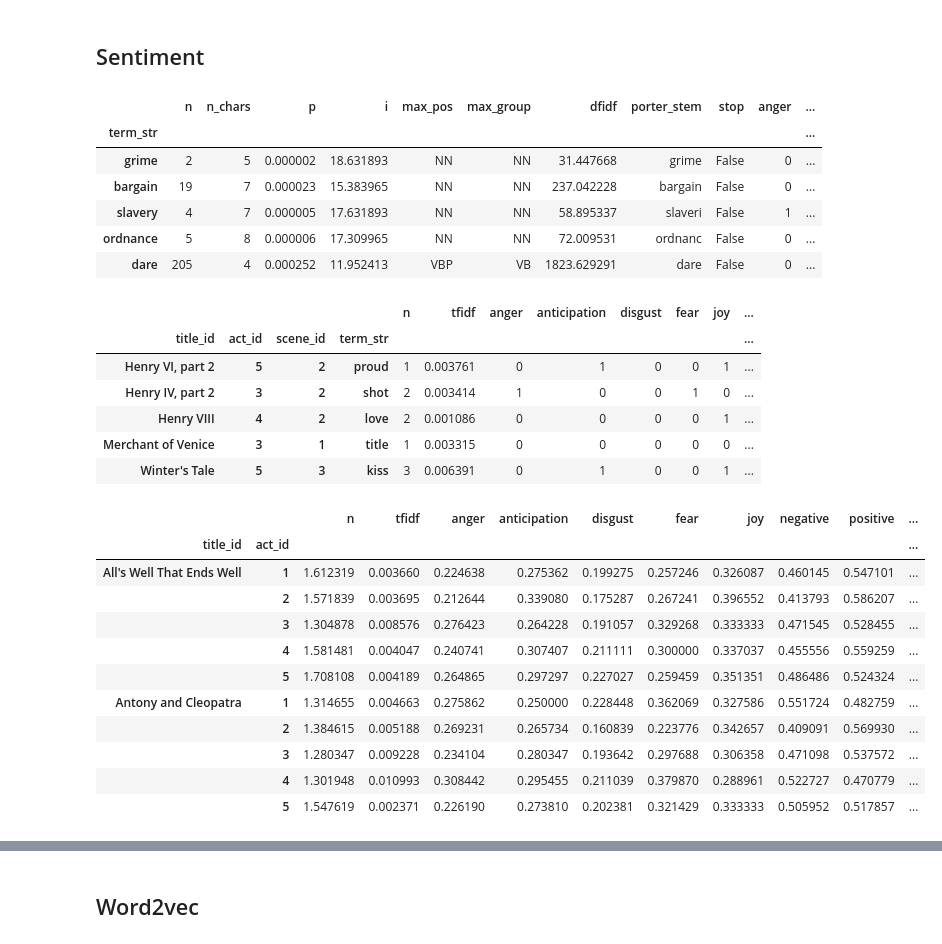
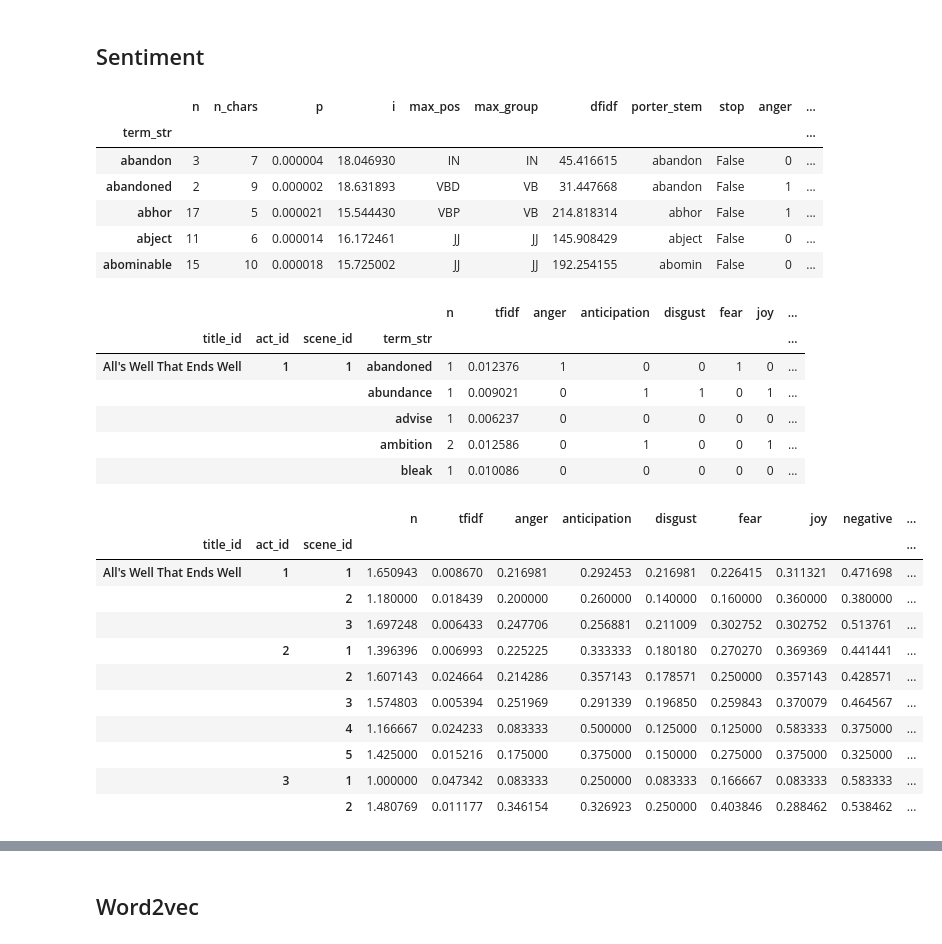
Before and after one commit to silashayes/shakespeare-text-analytics, a Jupyter notebook: Shakespeare ETA.ipynb, the cells around one changed output, grey strips where cells are left out. Drawn from its saved outputs; the diff is of its cells as text; code cells hidden in the pictures.

```diff
--- a/Shakespeare ETA.ipynb
+++ b/Shakespeare ETA.ipynb
@@ -274,7 +288,8 @@ def get_vocab(TOKENS):
     VOCAB['porter_stem'] = VOCAB.apply(lambda x: stemmer.stem(x.name), 1)
 
     # Stopword Boolean
-    stop_words = set(stopwords.words('english'))
+    stop_words = list(stopwords.words('english'))
+    stop_words = stop_words + list(early_modern_stopwords)
     VOCAB['stop'] = VOCAB.apply(lambda x: x.name in stop_words, axis=1)
 
     return VOCAB
@@ -293,10 +317,14 @@ VOCAB.head()
 # %% [markdown]
 ## BOW, DTM, TFIDF, TFIDF (reduced & normed)
 # %%
-def computed_from_corpus(CORPUS, bow_bag, TF_type, top_n=1000):
+def computed_from_corpus(CORPUS, VOCAB, bow_bag, TF_type, top_n=1000):
     # Create BOW from CORPUS based on the bag
     bag_idx = OHCO.index(bow_bag) + 1
     BOW = CORPUS.groupby(OHCO[:bag_idx]+['term_str'])['term_str'].count().to_frame('n')
+    BOW = BOW.reset_index().merge(VOCAB.reset_index()[['term_str', 'stop', 'max_pos']], on='term_str', how='left')
+    BOW = BOW[~BOW['stop']]
+    BOW = BOW[BOW['max_pos'].str.match(r'^(?!NNP$).*')]
+    BOW = BOW.set_index(OHCO[:bag_idx]+['term_str'])[['n']]
 
     # Create DTM from CORPUS based on bag
     DTM = BOW['n'].unstack(fill_value=0)
@@ -335,4 +363,4 @@ def computed_from_corpus(CORPUS, bow_bag, TF_type, top_n=1000):
 
     return BOW, DTM, TFIDF, TFIDF_norm
 # %%
-BOW, DTM, TFIDF, TFIDF_norm = computed_from_corpus(CORPUS, 'scene_id', 'sum')
+BOW, DTM, TFIDF, TFIDF_norm = computed_from_corpus(CORPUS, VOCAB, 'scene_id', 'sum', top_n=2000)
@@ -524,6 +692,8 @@ TOPICS.head()
 ## Sentiment
 # %%
 def combine_sentiment(SENTIMENT, TABLE):
+    if 'stop' in TABLE.columns:
+        TABLE = TABLE[~TABLE['stop']] #remove stopwords
     COMBO = TABLE.reset_index().merge(SENTIMENT.reset_index(), how='inner', on='term_str')
     COMBO_idx = COMBO.set_index('term_str')
     if 'title_id' in COMBO.columns:
@@ -548,12 +718,12 @@ SALEX = pd.read_csv(salex_csv).set_index('term_str')
 SALEX.columns = [col.replace('nrc_','') for col in SALEX.columns]
 # %%
 VOCAB_SENT = combine_sentiment(SALEX, VOCAB)
-VOCAB_SENT.sample(5)
+VOCAB_SENT.head(5)
 # %% [output]
 |  | n | n_chars | p | i | max_pos | max_group | dfidf | porter_stem | stop | anger | ... |
 | term_str |  |  |  |  |  |  |  |  |  |  | ... |
-| grime | 2 | 5 | 0.000002 | 18.631893 | NN | NN | 31.447668 | grime | False | 0 | ... |
-| bargain | 19 | 7 | 0.000023 | 15.383965 | NN | NN | 237.042228 | bargain | False | 0 | ... |
-| slavery | 4 | 7 | 0.000005 | 17.631893 | NN | NN | 58.895337 | slaveri | False | 1 | ... |
-| ordnance | 5 | 8 | 0.000006 | 17.309965 | NN | NN | 72.009531 | ordnanc | False | 0 | ... |
-| dare | 205 | 4 | 0.000252 | 11.952413 | VBP | VB | 1823.629291 | dare | False | 0 | ... |
+| abandon | 3 | 7 | 0.000004 | 18.046930 | IN | IN | 45.416615 | abandon | False | 0 | ... |
+| abandoned | 2 | 9 | 0.000002 | 18.631893 | VBD | VB | 31.447668 | abandon | False | 1 | ... |
+| abhor | 17 | 5 | 0.000021 | 15.544430 | VBP | VB | 214.818314 | abhor | False | 1 | ... |
+| abject | 11 | 6 | 0.000014 | 16.172461 | JJ | JJ | 145.908429 | abject | False | 0 | ... |
+| abominable | 15 | 10 | 0.000018 | 15.725002 | JJ | JJ | 192.254155 | abomin | False | 0 | ... |
@@ -560,11 +732,11 @@ VOCAB_SENT.sample(5)
 # %%
 BOW_SENT = combine_sentiment(SALEX, BOW)
-BOW_SENT.sample(5)
+BOW_SENT.head(5)
 # %% [output]
 |  |  |  |  | n | tfidf | anger | anticipation | disgust | fear | joy | ... |
 | title_id | act_id | scene_id | term_str |  |  |  |  |  |  |  | ... |
-| Henry VI, part 2 | 5 | 2 | proud | 1 | 0.003761 | 0 | 1 | 0 | 0 | 1 | ... |
-| Henry IV, part 2 | 3 | 2 | shot | 2 | 0.003414 | 1 | 0 | 0 | 1 | 0 | ... |
-| Henry VIII | 4 | 2 | love | 2 | 0.001086 | 0 | 0 | 0 | 0 | 1 | ... |
-| Merchant of Venice | 3 | 1 | title | 1 | 0.003315 | 0 | 0 | 0 | 0 | 0 | ... |
-| Winter's Tale | 5 | 3 | kiss | 3 | 0.006391 | 0 | 1 | 0 | 0 | 1 | ... |
+| All's Well That Ends Well | 1 | 1 | abandoned | 1 | 0.012376 | 1 | 0 | 0 | 1 | 0 | ... |
+|  |  |  | abundance | 1 | 0.009021 | 0 | 1 | 1 | 0 | 1 | ... |
+|  |  |  | advise | 1 | 0.006237 | 0 | 0 | 0 | 0 | 0 | ... |
+|  |  |  | ambition | 2 | 0.012586 | 0 | 1 | 0 | 0 | 1 | ... |
+|  |  |  | bleak | 1 | 0.010086 | 0 | 0 | 0 | 0 | 0 | ... |
@@ -571,16 +745,16 @@ BOW_SENT.sample(5)
 # %%
-DOC_SENT = sentiment_per_bag(BOW_SENT, 'act_id')
+DOC_SENT = sentiment_per_bag(BOW_SENT, 'scene_id')
 DOC_SENT.head(10)
 # %% [output]
-|  |  | n | tfidf | anger | anticipation | disgust | fear | joy | negative | positive | ... |
-| title_id | act_id |  |  |  |  |  |  |  |  |  | ... |
-| All's Well That Ends Well | 1 | 1.612319 | 0.003660 | 0.224638 | 0.275362 | 0.199275 | 0.257246 | 0.326087 | 0.460145 | 0.547101 | ... |
-|  | 2 | 1.571839 | 0.003695 | 0.212644 | 0.339080 | 0.175287 | 0.267241 | 0.396552 | 0.413793 | 0.586207 | ... |
-|  | 3 | 1.304878 | 0.008576 | 0.276423 | 0.264228 | 0.191057 | 0.329268 | 0.333333 | 0.471545 | 0.528455 | ... |
-|  | 4 | 1.581481 | 0.004047 | 0.240741 | 0.307407 | 0.211111 | 0.300000 | 0.337037 | 0.455556 | 0.559259 | ... |
-|  | 5 | 1.708108 | 0.004189 | 0.264865 | 0.297297 | 0.227027 | 0.259459 | 0.351351 | 0.486486 | 0.524324 | ... |
-| Antony and Cleopatra | 1 | 1.314655 | 0.004663 | 0.275862 | 0.250000 | 0.228448 | 0.362069 | 0.327586 | 0.551724 | 0.482759 | ... |
-|  | 2 | 1.384615 | 0.005188 | 0.269231 | 0.265734 | 0.160839 | 0.223776 | 0.342657 | 0.409091 | 0.569930 | ... |
-|  | 3 | 1.280347 | 0.009228 | 0.234104 | 0.280347 | 0.193642 | 0.297688 | 0.306358 | 0.471098 | 0.537572 | ... |
-|  | 4 | 1.301948 | 0.010993 | 0.308442 | 0.295455 | 0.211039 | 0.379870 | 0.288961 | 0.522727 | 0.470779 | ... |
-|  | 5 | 1.547619 | 0.002371 | 0.226190 | 0.273810 | 0.202381 | 0.321429 | 0.333333 | 0.505952 | 0.517857 | ... |
+|  |  |  | n | tfidf | anger | anticipation | disgust | fear | joy | negative | ... |
+| title_id | act_id | scene_id |  |  |  |  |  |  |  |  | ... |
+| All's Well That Ends Well | 1 | 1 | 1.650943 | 0.008670 | 0.216981 | 0.292453 | 0.216981 | 0.226415 | 0.311321 | 0.471698 | ... |
+|  |  | 2 | 1.180000 | 0.018439 | 0.200000 | 0.260000 | 0.140000 | 0.160000 | 0.360000 | 0.380000 | ... |
+|  |  | 3 | 1.697248 | 0.006433 | 0.247706 | 0.256881 | 0.211009 | 0.302752 | 0.302752 | 0.513761 | ... |
+|  | 2 | 1 | 1.396396 | 0.006993 | 0.225225 | 0.333333 | 0.180180 | 0.270270 | 0.369369 | 0.441441 | ... |
+|  |  | 2 | 1.607143 | 0.024664 | 0.214286 | 0.357143 | 0.178571 | 0.250000 | 0.357143 | 0.428571 | ... |
+|  |  | 3 | 1.574803 | 0.005394 | 0.251969 | 0.291339 | 0.196850 | 0.259843 | 0.370079 | 0.464567 | ... |
+|  |  | 4 | 1.166667 | 0.024233 | 0.083333 | 0.500000 | 0.125000 | 0.125000 | 0.583333 | 0.375000 | ... |
+|  |  | 5 | 1.425000 | 0.015216 | 0.175000 | 0.375000 | 0.150000 | 0.275000 | 0.375000 | 0.325000 | ... |
+|  | 3 | 1 | 1.000000 | 0.047342 | 0.083333 | 0.250000 | 0.083333 | 0.166667 | 0.083333 | 0.583333 | ... |
+|  |  | 2 | 1.480769 | 0.011177 | 0.346154 | 0.326923 | 0.250000 | 0.403846 | 0.288462 | 0.538462 | ... |
```
Also changed, not shown: parts of 92 cells of this notebook.
